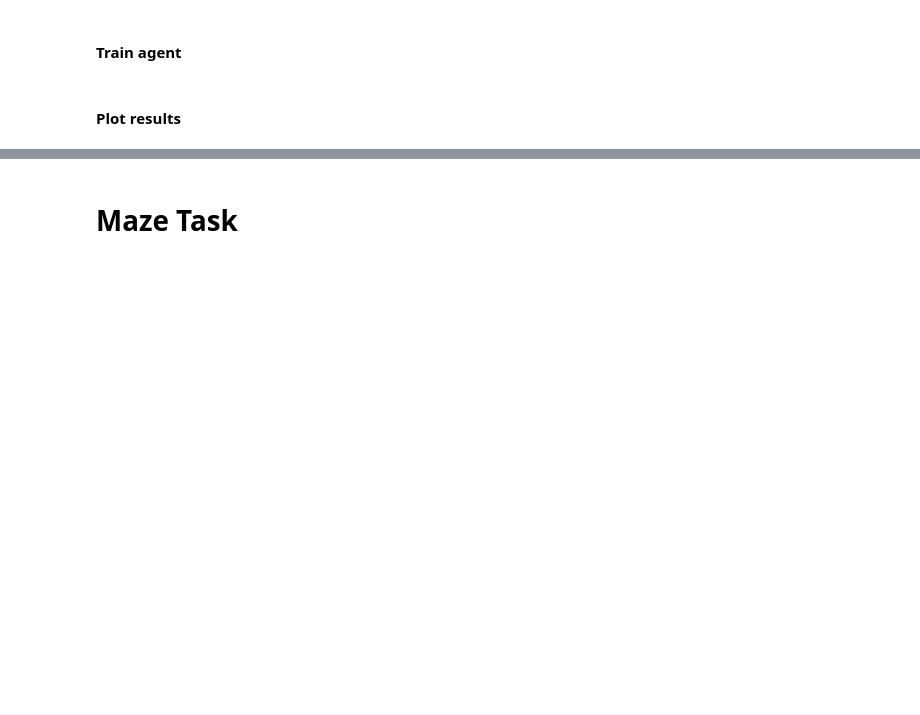
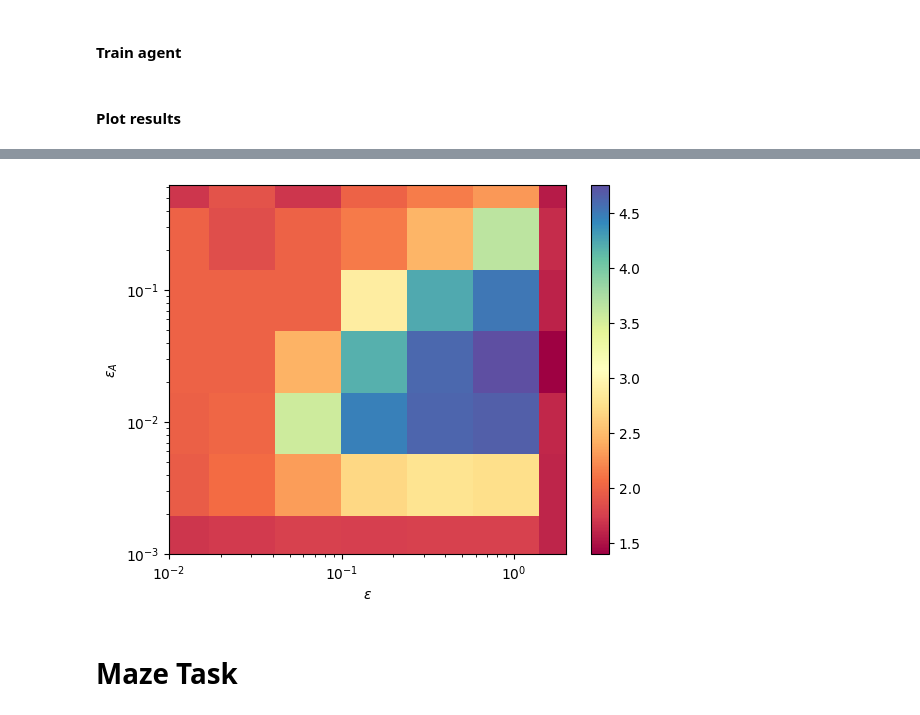
Before and after one commit to mavoeh/RL_hw2, a Jupyter notebook: homework2.ipynb, the cells around one changed output, grey strips where cells are left out. Drawn from its saved outputs; the diff is of its cells as text; code cells hidden in the pictures; blank space fills up the shorter version.

```diff
--- a/homework2.ipynb
+++ b/homework2.ipynb
@@ -186,3 +242,25 @@ plt.show()
+# %%
+reward = pickle.load(open("avrg_reward_decay=0_beta=1.p", "rb"))
+# %%
+# interpolate for smooth plot
+f = interp2d(lr, lr_a, reward, kind="cubic")
+lr, lr_a = np.logspace(lr.min(), lr.max(), 300), np.logspace(lr_a.min(), lr_a.max(), 300)
+reward = f(lr, lr_a)
+
+# plot
+fig, ax = plt.subplots()
+im = ax.pcolor(lr, lr_a, reward, cmap="Spectral")
+cbar = fig.colorbar(im)
+cbar.set_label(r"$\langle r \rangle$")
+ax.set_xscale("log")
+ax.set_yscale("log")
+ax.set_xlim(lr.min(),lr.max())
+ax.set_ylim(lr_a.min(),lr_a.max())
+ax.set_xlabel("$\epsilon$")
+ax.set_ylabel("$\epsilon_A$")
+plt.show()
+# %% [output]
+[figure, added]
 # %% [markdown]
 # Maze Task
 # %% [markdown]
```
Also changed, not shown: parts of 6 cells of this notebook, 6 other files.
